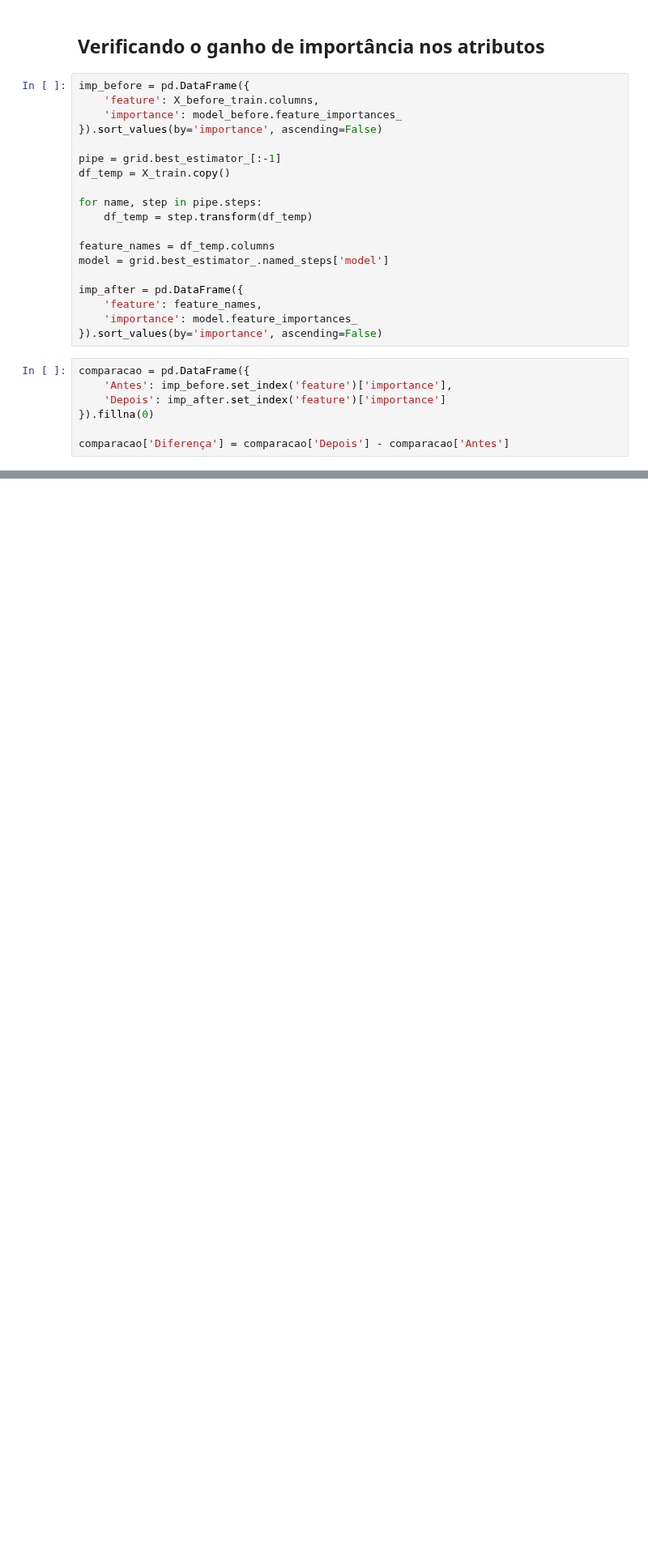
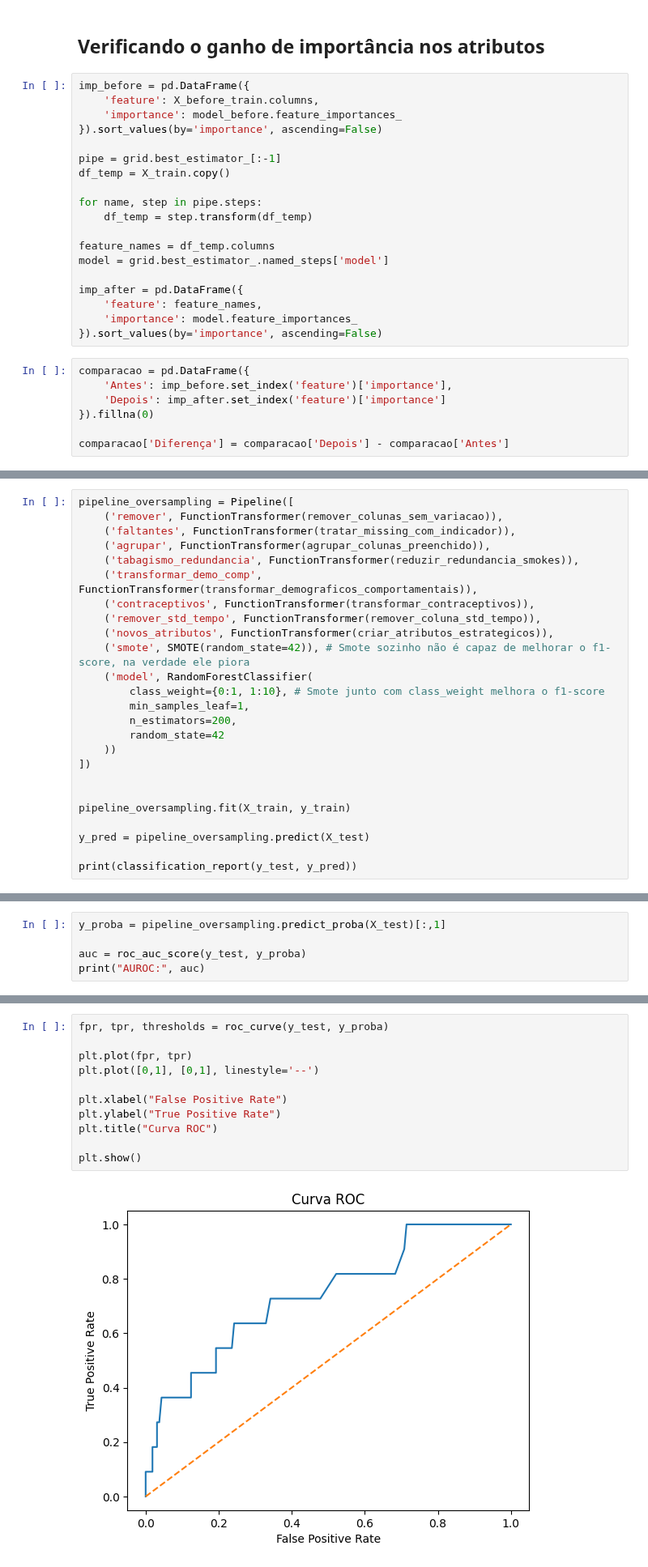
Before and after one commit to tech-challenge-fiap-GRUPO-2026/tech-challenge-fase1, a Jupyter notebook: notebooks/init_cervical_cancer.ipynb, the cells around one changed output, grey strips where cells are left out. Shown at 81% size. Cells and saved outputs as stored; diff of their text form; blank space fills up the shorter version.

```diff
--- a/notebooks/init_cervical_cancer.ipynb
+++ b/notebooks/init_cervical_cancer.ipynb
@@ -716,0 +726,25 @@ plt.show()
+# %%
+pipeline_oversampling = Pipeline([
+    ('remover', FunctionTransformer(remover_colunas_sem_variacao)),
+    ('faltantes', FunctionTransformer(tratar_missing_com_indicador)),
+    ('agrupar', FunctionTransformer(agrupar_colunas_preenchido)),
+    ('tabagismo_redundancia', FunctionTransformer(reduzir_redundancia_smokes)),
+    ('transformar_demo_comp', FunctionTransformer(transformar_demograficos_comportamentais)),
+    ('contraceptivos', FunctionTransformer(transformar_contraceptivos)),
+    ('remover_std_tempo', FunctionTransformer(remover_coluna_std_tempo)),
+    ('novos_atributos', FunctionTransformer(criar_atributos_estrategicos)),
+    ('smote', SMOTE(random_state=42)), # Smote sozinho não é capaz de melhorar o f1-score, na verdade ele piora
+    ('model', RandomForestClassifier(
+        class_weight={0:1, 1:10}, # Smote junto com class_weight melhora o f1-score
+        min_samples_leaf=1,
+        n_estimators=200,
+        random_state=42
+    ))
+])
+
+
+pipeline_oversampling.fit(X_train, y_train)
+
+y_pred = pipeline_oversampling.predict(X_test)
+
+print(classification_report(y_test, y_pred))
@@ -716,0 +779,5 @@ plt.show()
+# %%
+y_proba = pipeline_oversampling.predict_proba(X_test)[:,1]
+
+auc = roc_auc_score(y_test, y_proba)
+print("AUROC:", auc)
@@ -716,0 +788,13 @@ plt.show()
+# %%
+fpr, tpr, thresholds = roc_curve(y_test, y_proba)
+
+plt.plot(fpr, tpr)
+plt.plot([0,1], [0,1], linestyle='--')
+
+plt.xlabel("False Positive Rate")
+plt.ylabel("True Positive Rate")
+plt.title("Curva ROC")
+
+plt.show()
+# %% [output]
+[figure, added]
```
Also changed, not shown: parts of 20 cells of this notebook.
